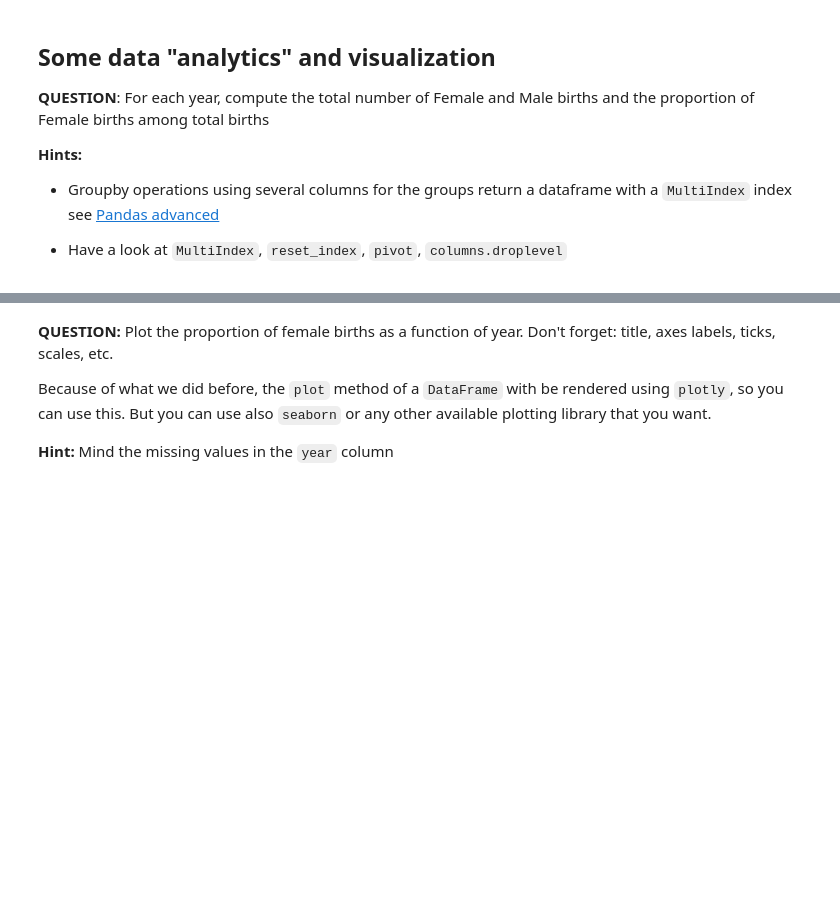
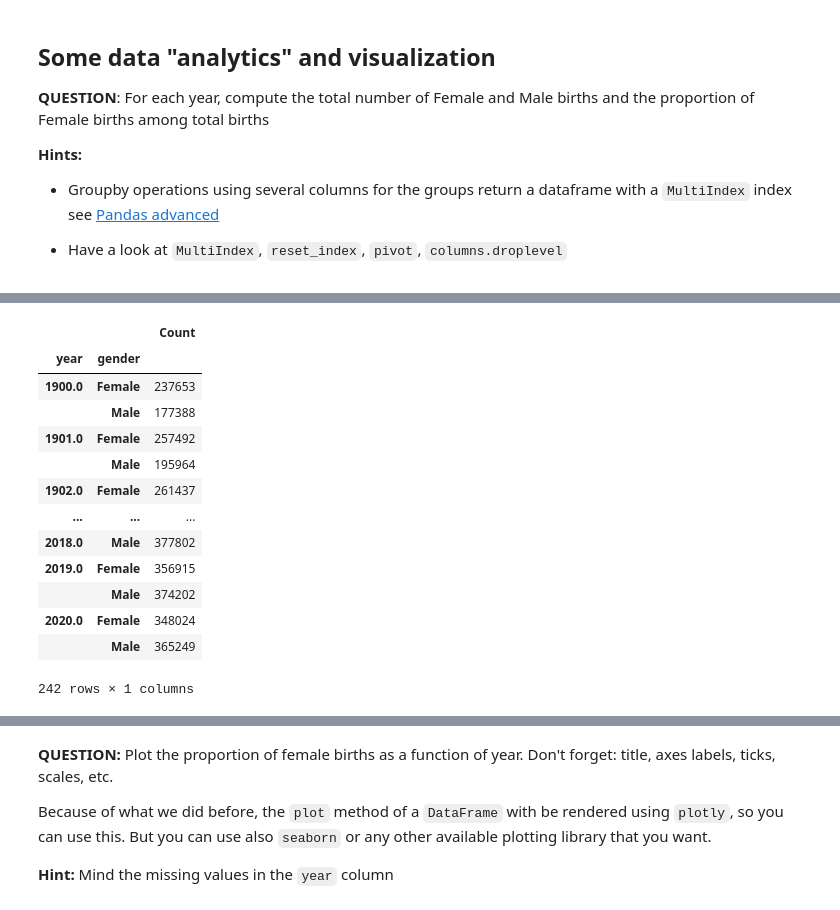
Before and after one commit to totocptbgn/BigDataM1, a Jupyter notebook: homework01.ipynb, the cells around one changed output, grey strips where cells are left out. Saved outputs shown, nothing was run; the diff lists cells and outputs as text; code cells hidden in the pictures; blank space fills up the shorter version.

```diff
--- a/homework01.ipynb
+++ b/homework01.ipynb
@@ -385,0 +369,20 @@ __Hints:__
+# %%
+df_gend = pd.DataFrame(df.loc[:,['count']].values, index=pd.MultiIndex.from_frame(df.loc[:, ['year' ,'gender']]))
+df_gend.rename(columns={0: 'Count'}, inplace=True)
+df_gend = df_gend.groupby(['year', 'gender']).sum()
+df_gend
+# %% [output]
+|  |  | Count |
+| year | gender |  |
+| 1900.0 | Female | 237653 |
+|  | Male | 177388 |
+| 1901.0 | Female | 257492 |
+|  | Male | 195964 |
+| 1902.0 | Female | 261437 |
+| ... | ... | ... |
+| 2018.0 | Male | 377802 |
+| 2019.0 | Female | 356915 |
+|  | Male | 374202 |
+| 2020.0 | Female | 348024 |
+|  | Male | 365249 |
+242 rows × 1 columns
```
Also changed, not shown: parts of 15 cells of this notebook.
